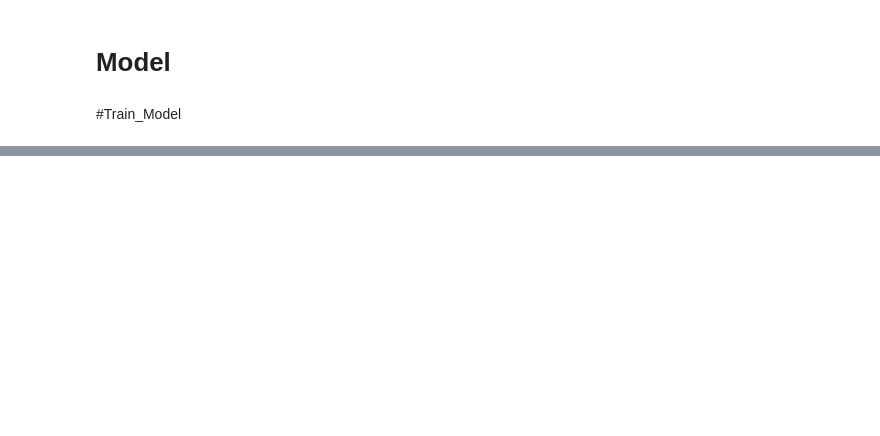
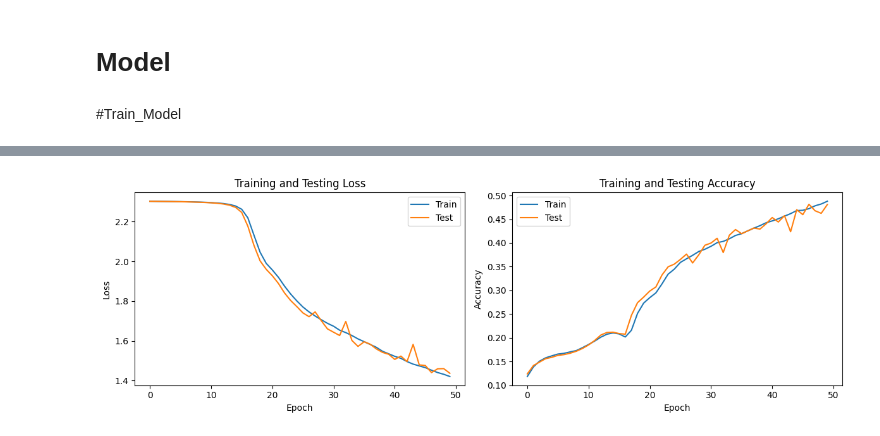
Before and after one commit to developsomethingcool/-IANNwTf-Group17, a Jupyter notebook: 03_CNN/Homework_3.ipynb, the cells around one changed output, grey strips where cells are left out. Cells and saved outputs as stored; diff of their text form; code cells hidden in the pictures; blank space fills up the shorter version.

```diff
--- a/03_CNN/Homework_3.ipynb
+++ b/03_CNN/Homework_3.ipynb
@@ -203,0 +295,4 @@ Epoch 51, Loss: 2.3086, Accuracy: 10.26%, Test Loss: 2.3072, Test Accuracy: 10.0
+# %%
+# Architecture 1, Learning Rate 1, Optimizer 2
+train_cifar_10(model1_architecture1_2, train_ds, test_ds, NUM_EPOCHS, LR1, SGD1_1)  # Setting 2
+# %% [output]
@@ -203,0 +316 @@ Epoch 51, Loss: 2.3086, Accuracy: 10.26%, Test Loss: 2.3072, Test Accuracy: 10.0
+[figure, added]
```
Also changed, not shown: parts of 20 cells of this notebook.
